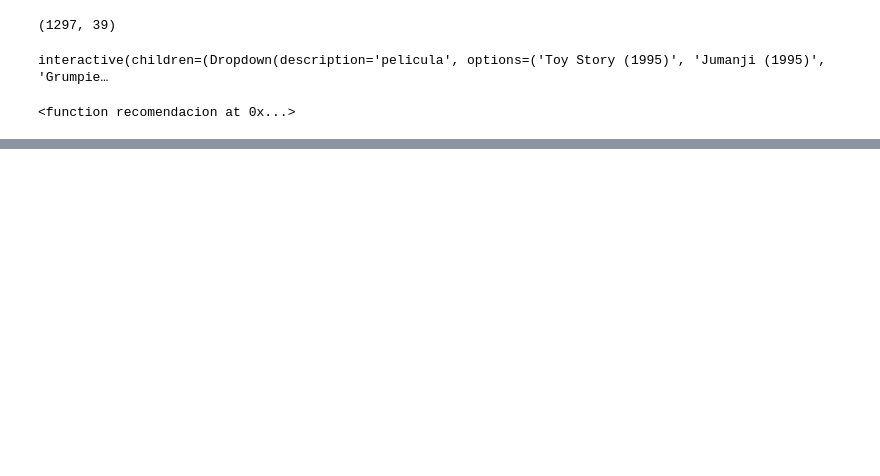
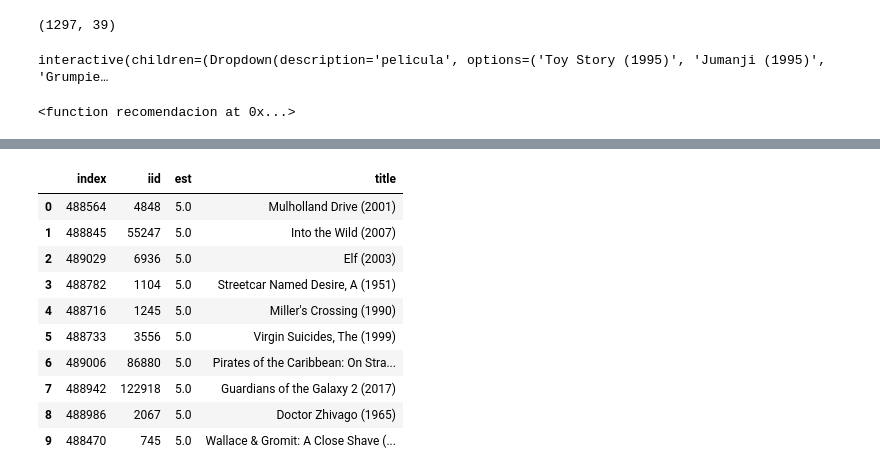
Before and after one commit to Estebanarci2/Marketing-analitica3, a Jupyter notebook: C)MODELOS.ipynb, the cells around one changed output, grey strips where cells are left out. Cells and saved outputs as stored; diff of their text form; code cells hidden in the pictures; blank space fills up the shorter version.

```diff
--- a/C)MODELOS.ipynb
+++ b/C)MODELOS.ipynb
@@ -205,0 +408,29 @@ interactive(children=(Dropdown(description='pelicula', options=('Toy Story (1995
+# %%
+##### funcion para recomendar los 10 libros con mejores predicciones y llevar base de datos para consultar resto de información
+def recomendaciones(user_id,n_recomend=10):
+
+    predictions_userID = predictions_df[predictions_df['uid'] == user_id].\
+                    sort_values(by="est", ascending = False).head(n_recomend)
+
+    recomendados = predictions_userID[['iid','est']]
+    recomendados.to_sql('reco',conn,if_exists="replace")
+
+    recomendados=pd.read_sql('''select a.*, b.title
+                             from reco a left join movies_final b
+                             on a.iid=b.movieId ''', conn)
+
+    return(recomendados)
+
+recomendaciones(user_id=429,n_recomend=10)
+# %% [output]
+|  | index | iid | est | title |
+| 0 | 488564 | 4848 | 5.0 | Mulholland Drive (2001) |
+| 1 | 488845 | 55247 | 5.0 | Into the Wild (2007) |
+| 2 | 489029 | 6936 | 5.0 | Elf (2003) |
+| 3 | 488782 | 1104 | 5.0 | Streetcar Named Desire, A (1951) |
+| 4 | 488716 | 1245 | 5.0 | Miller's Crossing (1990) |
+| 5 | 488733 | 3556 | 5.0 | Virgin Suicides, The (1999) |
+| 6 | 489006 | 86880 | 5.0 | Pirates of the Caribbean: On Stra... |
+| 7 | 488942 | 122918 | 5.0 | Guardians of the Galaxy 2 (2017) |
+| 8 | 488986 | 2067 | 5.0 | Doctor Zhivago (1965) |
+| 9 | 488470 | 745 | 5.0 | Wallace & Gromit: A Close Shave (... |
```
Also changed, not shown: parts of 16 cells of this notebook.
